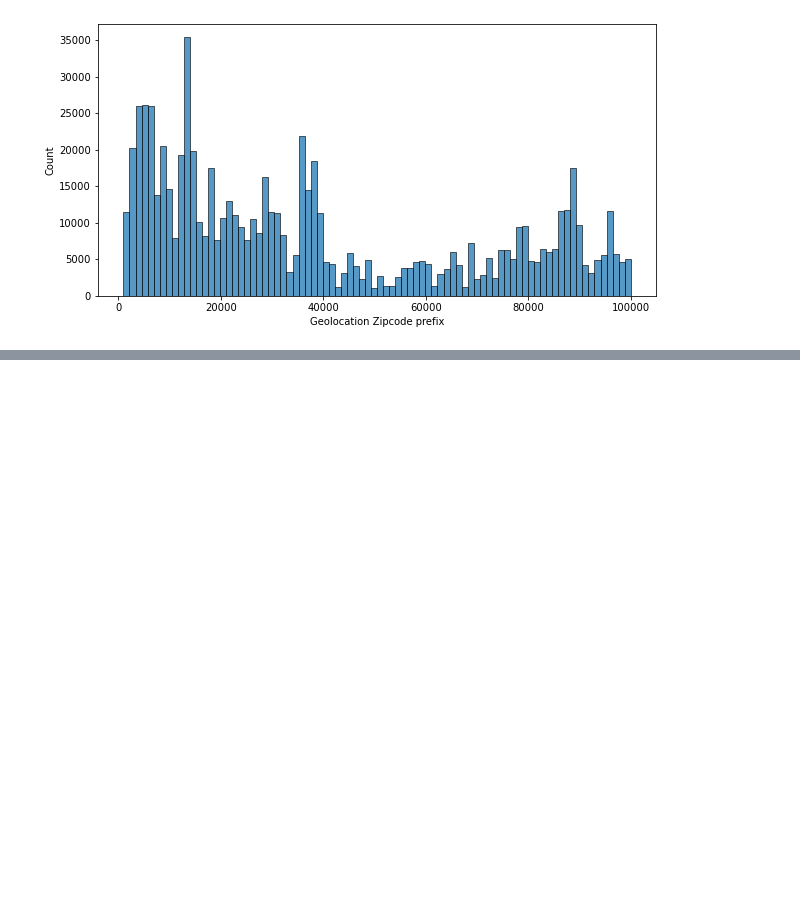
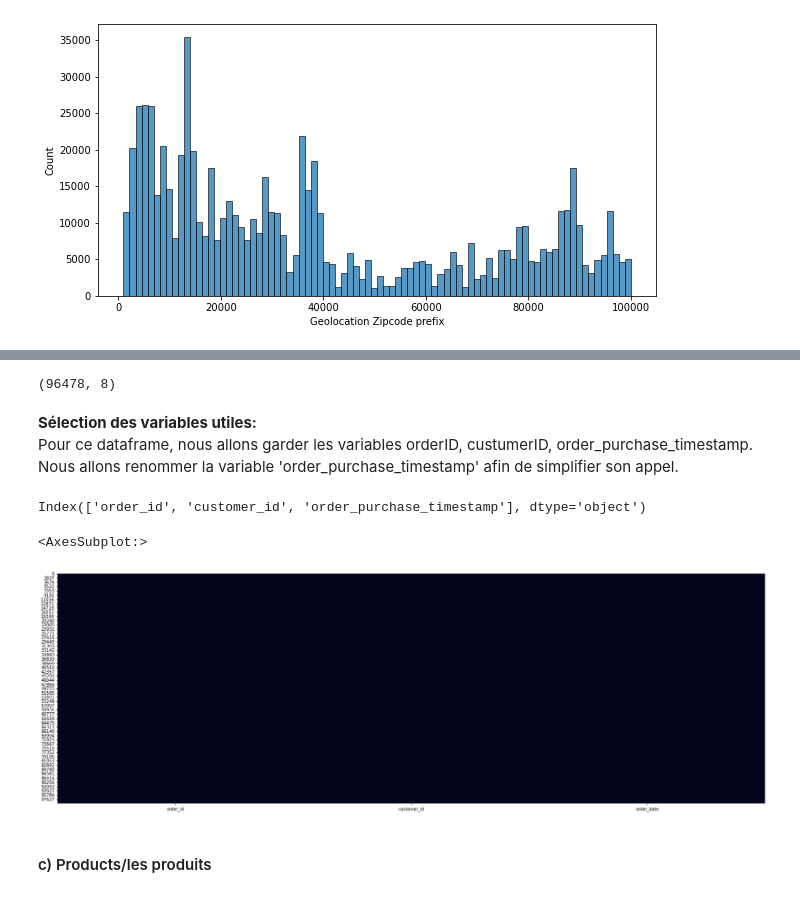
Before and after one commit to Drcadin/Segmentation_Client, a Jupyter notebook: EDA_E-commerce_Olist.ipynb, the cells around one changed output, grey strips where cells are left out. Saved outputs shown, nothing was run; the diff lists cells and outputs as text; code cells hidden in the pictures; blank space fills up the shorter version.

```diff
--- a/EDA_E-commerce_Olist.ipynb
+++ b/EDA_E-commerce_Olist.ipynb
@@ -140,0 +283,25 @@ plt.show()
+# %%
+orders = orders[(orders['order_status'] == 'delivered')]
+orders.shape
+# %% [output]
+(96478, 8)
+# %% [markdown]
+**Sélection des variables utiles:**
+Pour ce dataframe, nous allons garder les variables orderID, custumerID, order_purchase_timestamp. Nous allons renommer la variable 'order_purchase_timestamp' afin de simplifier son appel.
+# %%
+orders = orders[["order_id", "customer_id", "order_purchase_timestamp"]]
+orders.columns
+# %% [output]
+Index(['order_id', 'customer_id', 'order_purchase_timestamp'], dtype='object')
+# %%
+# renommer 'order_purchase_timestamp'
+orders = orders.rename(columns={"order_purchase_timestamp": "order_date"})
+# %%
+# Visualisation graphique des valeurs manquantes (nan)
+plt.figure(figsize=(30,10))
+sns.heatmap(orders.isna(), cbar = False)
+# %% [output]
+<AxesSubplot:>
+[figure, added]
+# %% [markdown]
+#### c) Products/les produits
```
Also changed, not shown: parts of 110 cells of this notebook.
